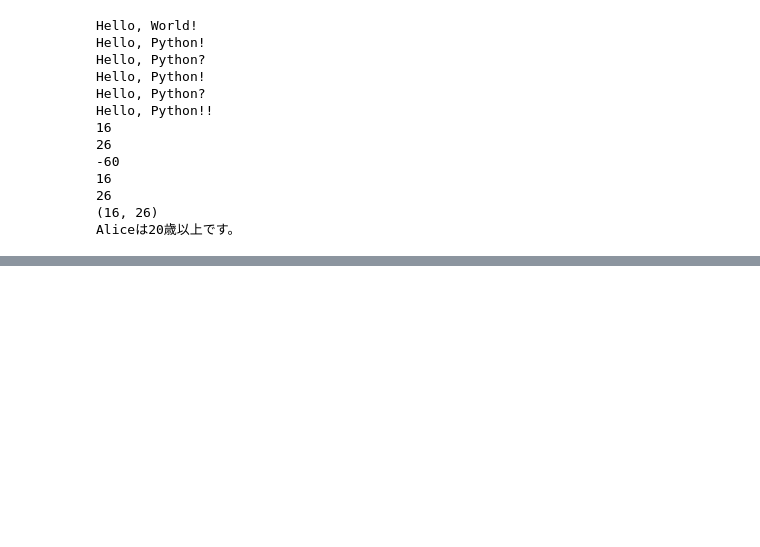
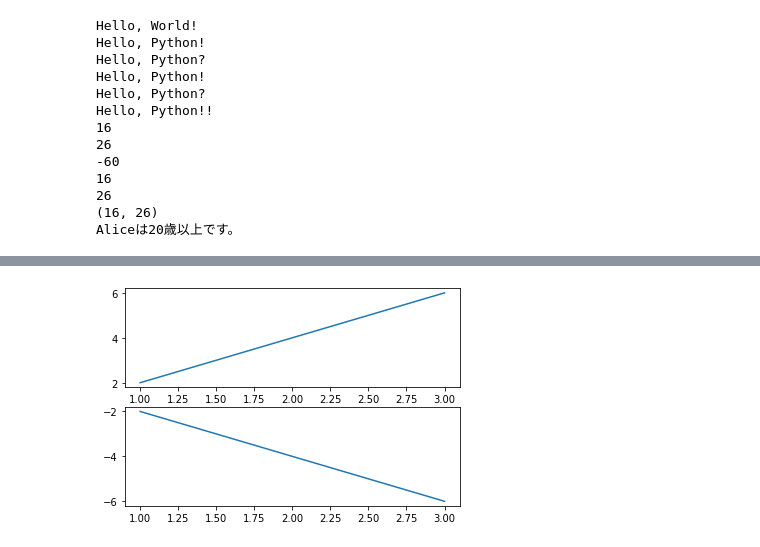
Before and after one commit to haruya0605037/sample2, a Jupyter notebook: python1w.ipynb, the cells around one changed output, grey strips where cells are left out. Saved outputs shown, nothing was run; the diff lists cells and outputs as text; code cells hidden in the pictures; blank space fills up the shorter version.

```diff
--- a/python1w.ipynb
+++ b/python1w.ipynb
@@ -569,0 +649,12 @@ print("点数", sample_function(3, 5))
+# %%
+x1 = [1, 2, 3]
+y1 = [2, 4, 6]
+x2 = [1, 2, 3]
+y2 = [-2, -4, -6]
+
+fig, axes = plt.subplots(2)  # サブプロットが2つリストとして生成。subplotsメソッド
+axes[0].plot(x1, y1)  # サブプロットが複数なら axes[].plot()
+axes[1].plot(x2, y2)
+plt.show()
+# %% [output]
+[figure, added]
```
Also changed, not shown: parts of 28 cells of this notebook.
